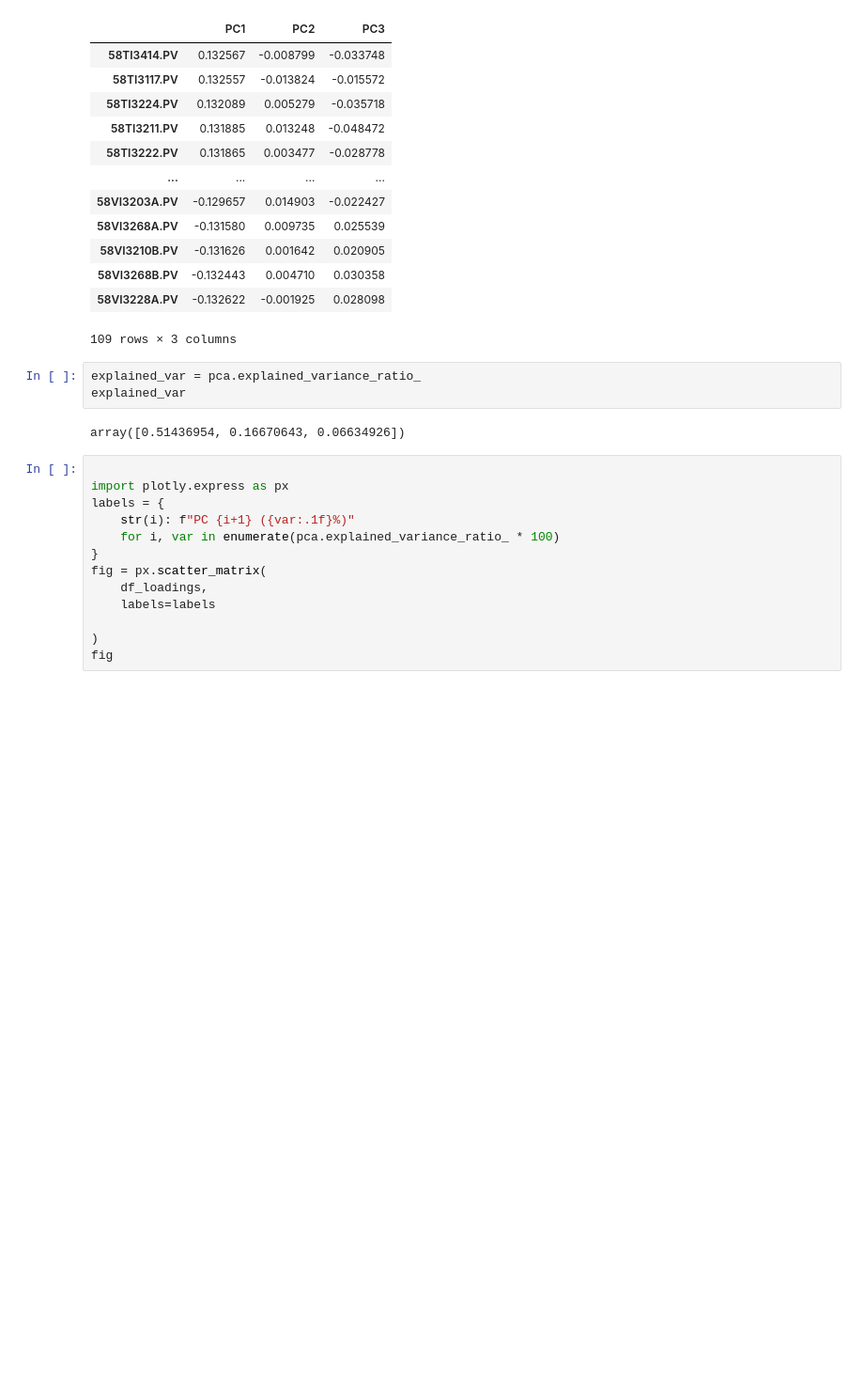
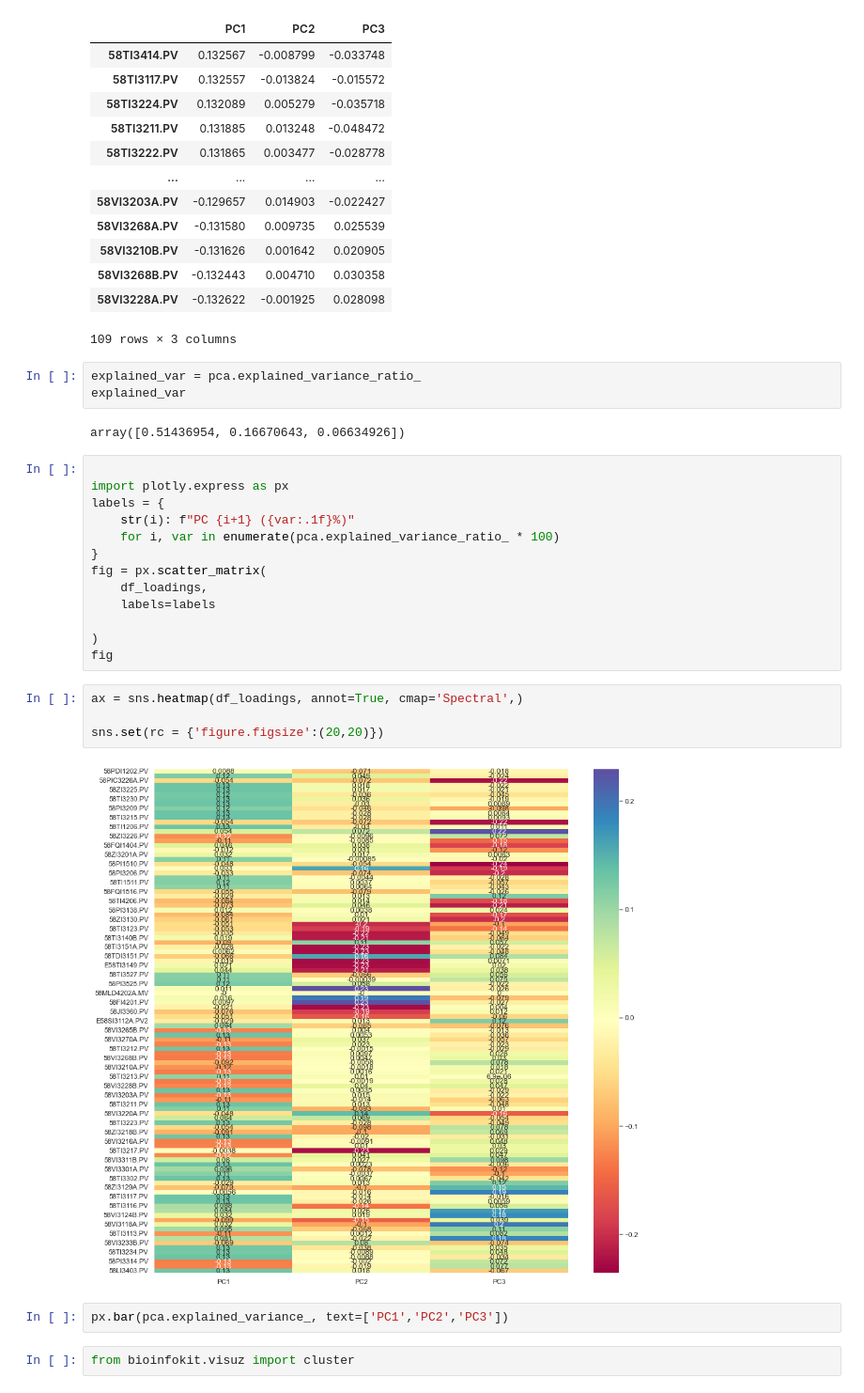
Before and after one commit to V1shwanath/PCA-TEST, a Jupyter notebook: test.ipynb, the cells around one changed output. Shown: that part at 94% size. Saved outputs shown, nothing was run; the diff lists cells and outputs as text; blank space fills up the shorter version.

```diff
--- a/test.ipynb
+++ b/test.ipynb
@@ -109,3 +109,13 @@ fig = px.scatter_matrix(
 
 )
 fig
+# %%
+ax = sns.heatmap(df_loadings, annot=True, cmap='Spectral',)
+
+sns.set(rc = {'figure.figsize':(20,20)})
+# %% [output]
+[figure, added]
+# %%
+px.bar(pca.explained_variance_, text=['PC1','PC2','PC3'])
+# %%
+from bioinfokit.visuz import cluster
```
Also changed, not shown: parts of 18 cells of this notebook, 5 other files.
